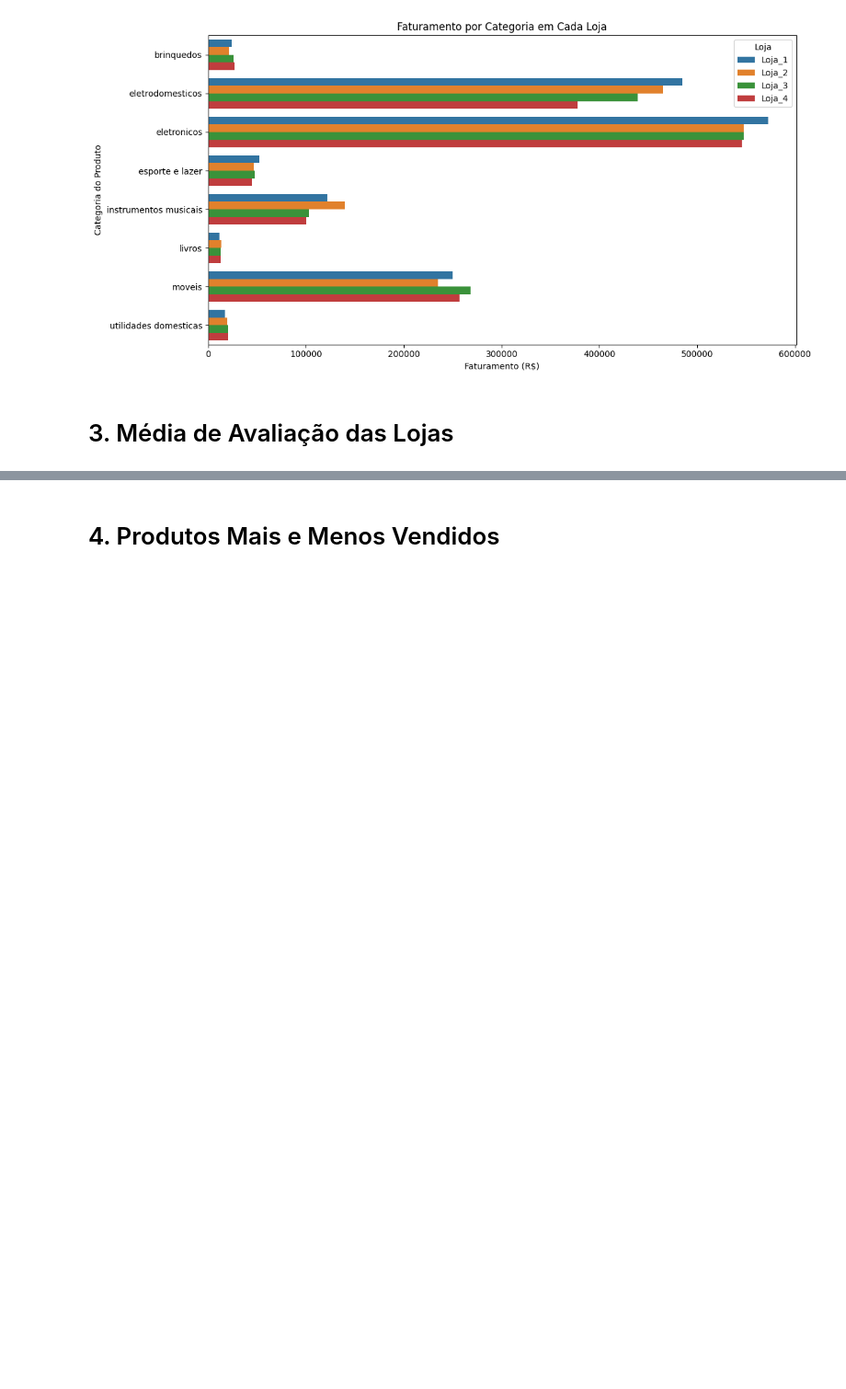
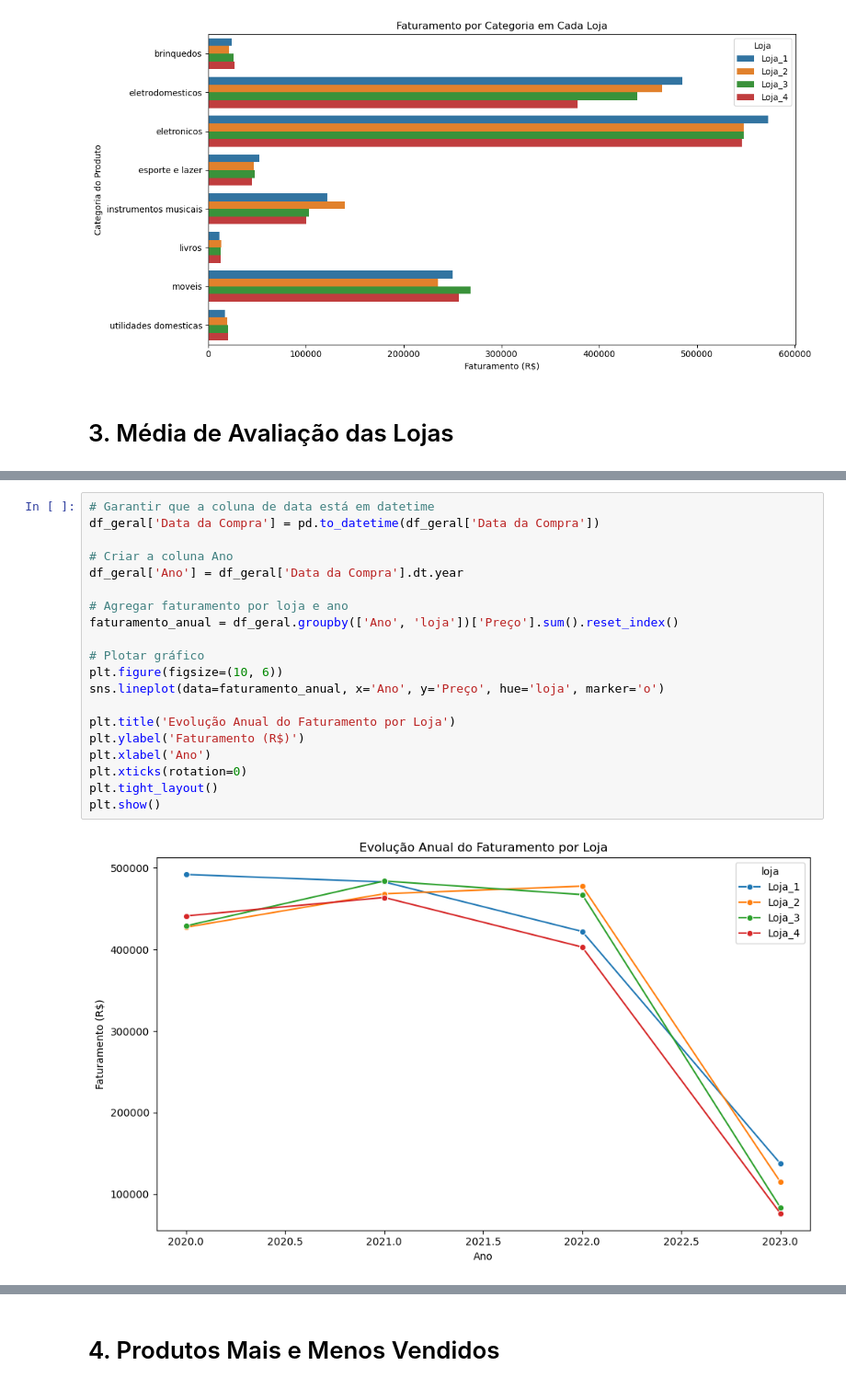
Before and after one commit to moises-rb/DataScienceONE, a Jupyter notebook: Challenge_AluraStoreBr.ipynb, the cells around one changed output, grey strips where cells are left out. Shown at 92% size. Drawn from its saved outputs; the diff is of its cells as text; blank space fills up the shorter version.

```diff
--- a/Challenge_AluraStoreBr.ipynb
+++ b/Challenge_AluraStoreBr.ipynb
@@ -250,0 +394,22 @@ plt.show()
+# %%
+# Garantir que a coluna de data está em datetime
+df_geral['Data da Compra'] = pd.to_datetime(df_geral['Data da Compra'])
+
+# Criar a coluna Ano
+df_geral['Ano'] = df_geral['Data da Compra'].dt.year
+
+# Agregar faturamento por loja e ano
+faturamento_anual = df_geral.groupby(['Ano', 'loja'])['Preço'].sum().reset_index()
+
+# Plotar gráfico
+plt.figure(figsize=(10, 6))
+sns.lineplot(data=faturamento_anual, x='Ano', y='Preço', hue='loja', marker='o')
+
+plt.title('Evolução Anual do Faturamento por Loja')
+plt.ylabel('Faturamento (R$)')
+plt.xlabel('Ano')
+plt.xticks(rotation=0)
+plt.tight_layout()
+plt.show()
+# %% [output]
+[figure, added]
```
Also changed, not shown: parts of 23 cells of this notebook.
